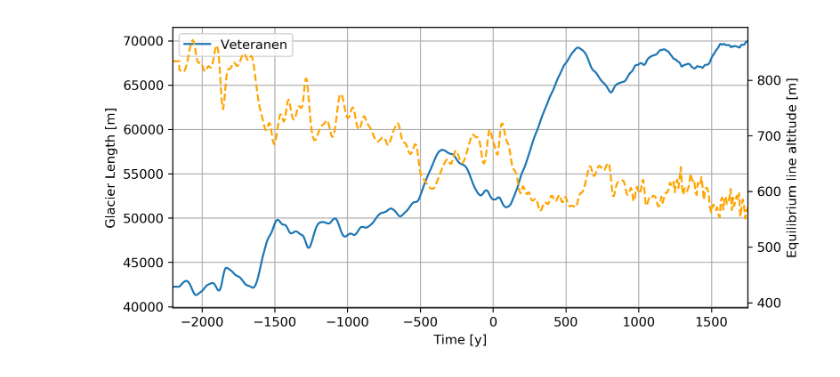
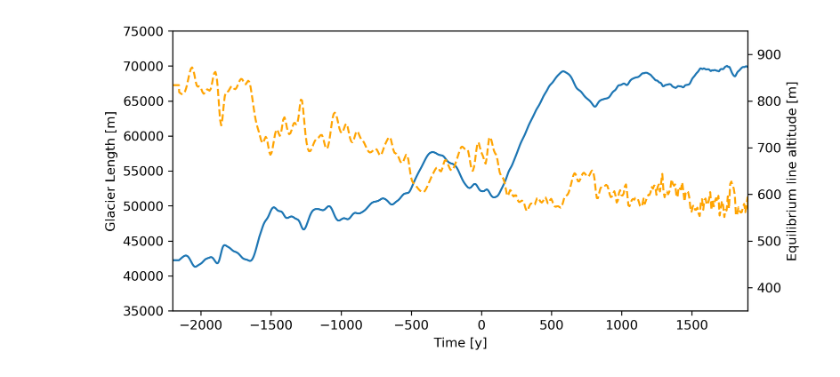
Before and after one commit to raymondedwards95/MinimumGlacierModel, a Jupyter notebook: 8_Veteranen_Past.ipynb, the cells around one changed output. Saved outputs shown, nothing was run; the diff lists cells and outputs as text; code cells hidden in the pictures.

Commit message:
add future veteranen
+ figures

```diff
--- a/8_Veteranen_Past.ipynb
+++ b/8_Veteranen_Past.ipynb
@@ -42,29 +42,31 @@ for i in range(np.shape(ELA_0)[0]-1):
 # %%
 fig, ax1 = plt.subplots()
 fig.set_size_inches(figsize)
 fig.set_dpi(dpi)
 
 for glacier in glaciers:
-    plt.plot(glacier.t, glacier.L, label=glacier.name)
+    ax1.plot(glacier.t, glacier.L, label=glacier.name)
 
-plt.legend()
-plt.grid()
+# plt.legend()
+# plt.grid()
 # plt.title("Glacier length")
 
-# plt.plot([np.min(summer.t), np.max(summer.t)], 2*[42000], "--", c="gray", linewidth=1) # real summer
-# plt.plot([np.min(summer.t), np.max(summer.t)], 2*[60000], "--", c="gray", linewidth=1) # real winter
+# ax1.plot([-5000, 5000], 2*[45000], "--", c="gray", linewidth=1) # sea
+ax1.set_ylim(35000, 75000)
+# ax1.set_yticks(np.arange(35000, 75001, 10000))
 
-plt.xlim([-2200, 1750])
+plt.xlim([-2200, 1900])
 plt.xlabel("Time [y]")
 plt.ylabel("Glacier Length [m]")
 
 
 ax2 = ax1.twinx()
 ax2.plot(ELA_0[:,0], ELA_0[:,1], "--", c="orange")
 ax2.set_ylabel("Equilibrium line altitude [m]")
+ax2.set_ylim([350, 950])
 
 
-plt.savefig("figures/veteranen_past.png")
+plt.savefig("figures/veteranen_past_4000.png")
 plt.show()
 # %% [output]
-[figure, old version]
+[figure, new version]
```
Also changed, not shown: parts of 1 cell of this notebook, 8 other files.
